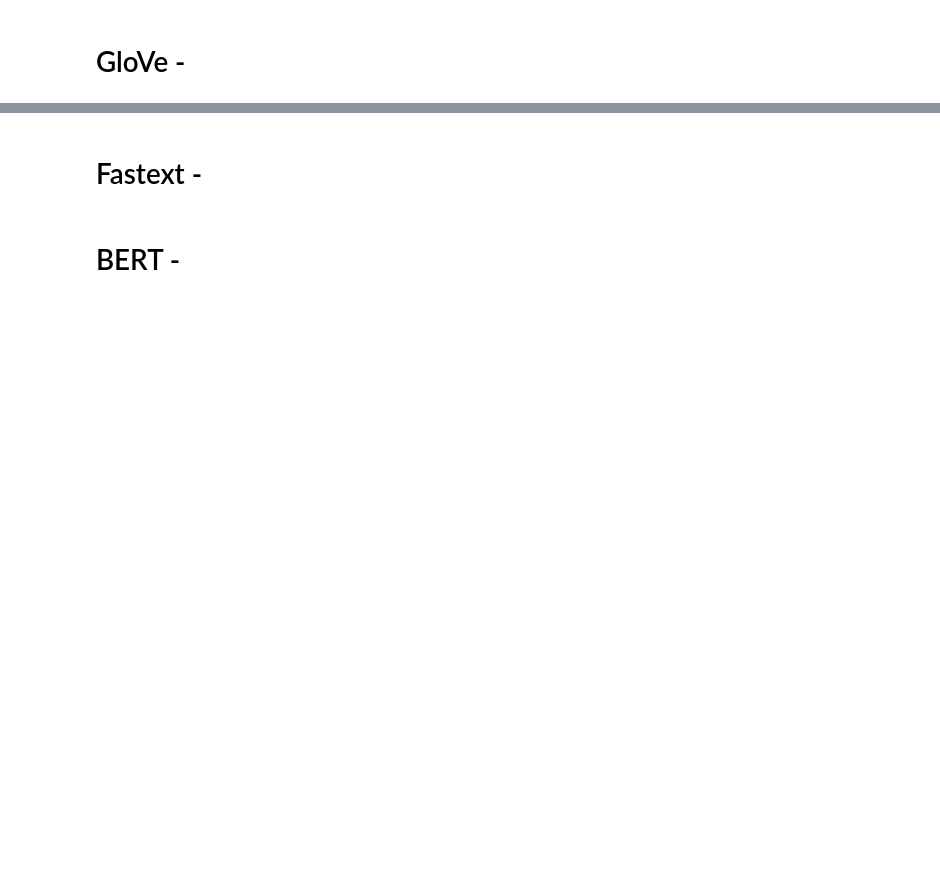
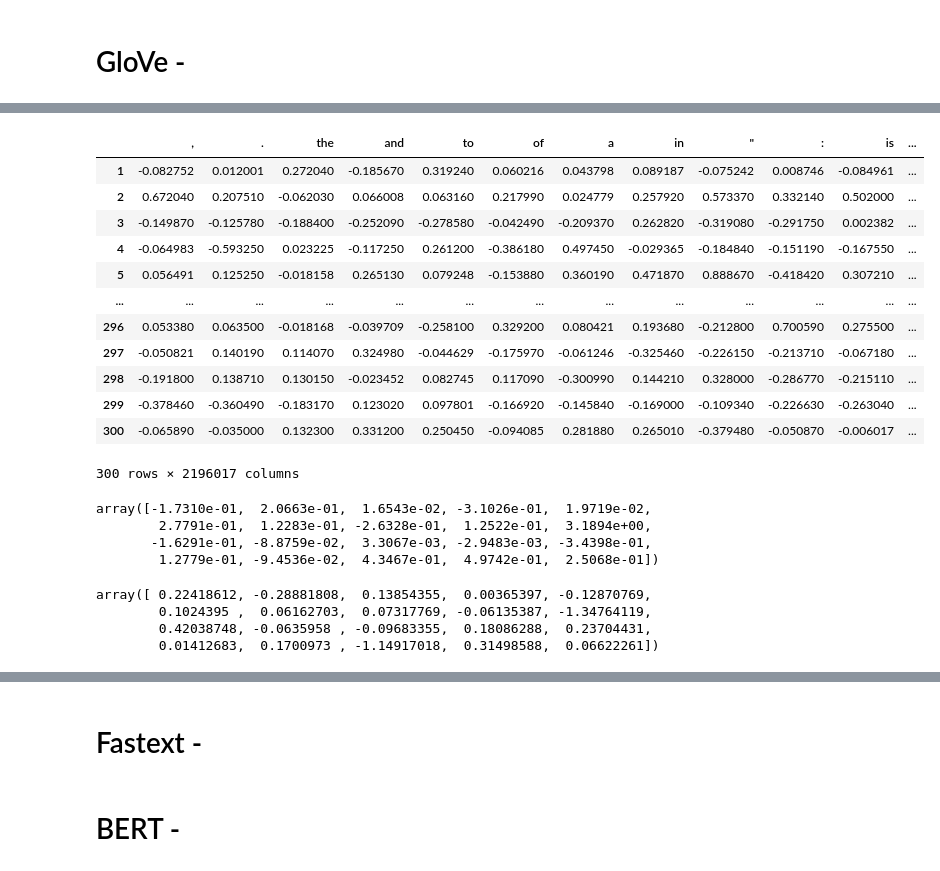
Before and after one commit to kre8tions/Apziva, a Jupyter notebook: tirMlkapx4XpMRlG/tirMlkapx4XpMRlG.ipynb, the cells around one changed output, grey strips where cells are left out. Drawn from its saved outputs; the diff is of its cells as text; code cells hidden in the pictures; blank space fills up the shorter version.

```diff
--- a/tirMlkapx4XpMRlG/tirMlkapx4XpMRlG.ipynb
+++ b/tirMlkapx4XpMRlG/tirMlkapx4XpMRlG.ipynb
@@ -479,0 +470,2 @@ top_candidates(n = 10, by = 'w2v_fit', ascending = False, min_con = 20, location
+# %%
+path = 'GloVe/glove.840B.300d.txt'
@@ -479,0 +488,17 @@ top_candidates(n = 10, by = 'w2v_fit', ascending = False, min_con = 20, location
+# %%
+df_glove = pd.read_csv(path, sep=" ", quoting=3, header=None, index_col=0)
+df_glove.T
+# %% [output]
+|  | , | . | the | and | to | of | a | in | " | : | is | ... |
+| 1 | -0.082752 | 0.012001 | 0.272040 | -0.185670 | 0.319240 | 0.060216 | 0.043798 | 0.089187 | -0.075242 | 0.008746 | -0.084961 | ... |
+| 2 | 0.672040 | 0.207510 | -0.062030 | 0.066008 | 0.063160 | 0.217990 | 0.024779 | 0.257920 | 0.573370 | 0.332140 | 0.502000 | ... |
+| 3 | -0.149870 | -0.125780 | -0.188400 | -0.252090 | -0.278580 | -0.042490 | -0.209370 | 0.262820 | -0.319080 | -0.291750 | 0.002382 | ... |
+| 4 | -0.064983 | -0.593250 | 0.023225 | -0.117250 | 0.261200 | -0.386180 | 0.497450 | -0.029365 | -0.184840 | -0.151190 | -0.167550 | ... |
+| 5 | 0.056491 | 0.125250 | -0.018158 | 0.265130 | 0.079248 | -0.153880 | 0.360190 | 0.471870 | 0.888670 | -0.418420 | 0.307210 | ... |
+| ... | ... | ... | ... | ... | ... | ... | ... | ... | ... | ... | ... | ... |
+| 296 | 0.053380 | 0.063500 | -0.018168 | -0.039709 | -0.258100 | 0.329200 | 0.080421 | 0.193680 | -0.212800 | 0.700590 | 0.275500 | ... |
+| 297 | -0.050821 | 0.140190 | 0.114070 | 0.324980 | -0.044629 | -0.175970 | -0.061246 | -0.325460 | -0.226150 | -0.213710 | -0.067180 | ... |
+| 298 | -0.191800 | 0.138710 | 0.130150 | -0.023452 | 0.082745 | 0.117090 | -0.300990 | 0.144210 | 0.328000 | -0.286770 | -0.215110 | ... |
+| 299 | -0.378460 | -0.360490 | -0.183170 | 0.123020 | 0.097801 | -0.166920 | -0.145840 | -0.169000 | -0.109340 | -0.226630 | -0.263040 | ... |
+| 300 | -0.065890 | -0.035000 | 0.132300 | 0.331200 | 0.250450 | -0.094085 | 0.281880 | 0.265010 | -0.379480 | -0.050870 | -0.006017 | ... |
+300 rows × 2196017 columns
@@ -479,0 +507,15 @@ top_candidates(n = 10, by = 'w2v_fit', ascending = False, min_con = 20, location
+# %%
+glove['man'][:20]
+# %% [output]
+array([-1.7310e-01,  2.0663e-01,  1.6543e-02, -3.1026e-01,  1.9719e-02,
+        2.7791e-01,  1.2283e-01, -2.6328e-01,  1.2522e-01,  3.1894e+00,
+       -1.6291e-01, -8.8759e-02,  3.3067e-03, -2.9483e-03, -3.4398e-01,
+        1.2779e-01, -9.4536e-02,  4.3467e-01,  4.9742e-01,  2.5068e-01])
+# %%
+unknown_word = df_glove.mean().values
+unknown_word[:20]
+# %% [output]
+array([ 0.22418612, -0.28881808,  0.13854355,  0.00365397, -0.12870769,
+        0.1024395 ,  0.06162703,  0.07317769, -0.06135387, -1.34764119,
+        0.42038748, -0.0635958 , -0.09683355,  0.18086288,  0.23704431,
+        0.01412683,  0.1700973 , -1.14917018,  0.31498588,  0.06622261])
```
Also changed, not shown: parts of 34 cells of this notebook.
